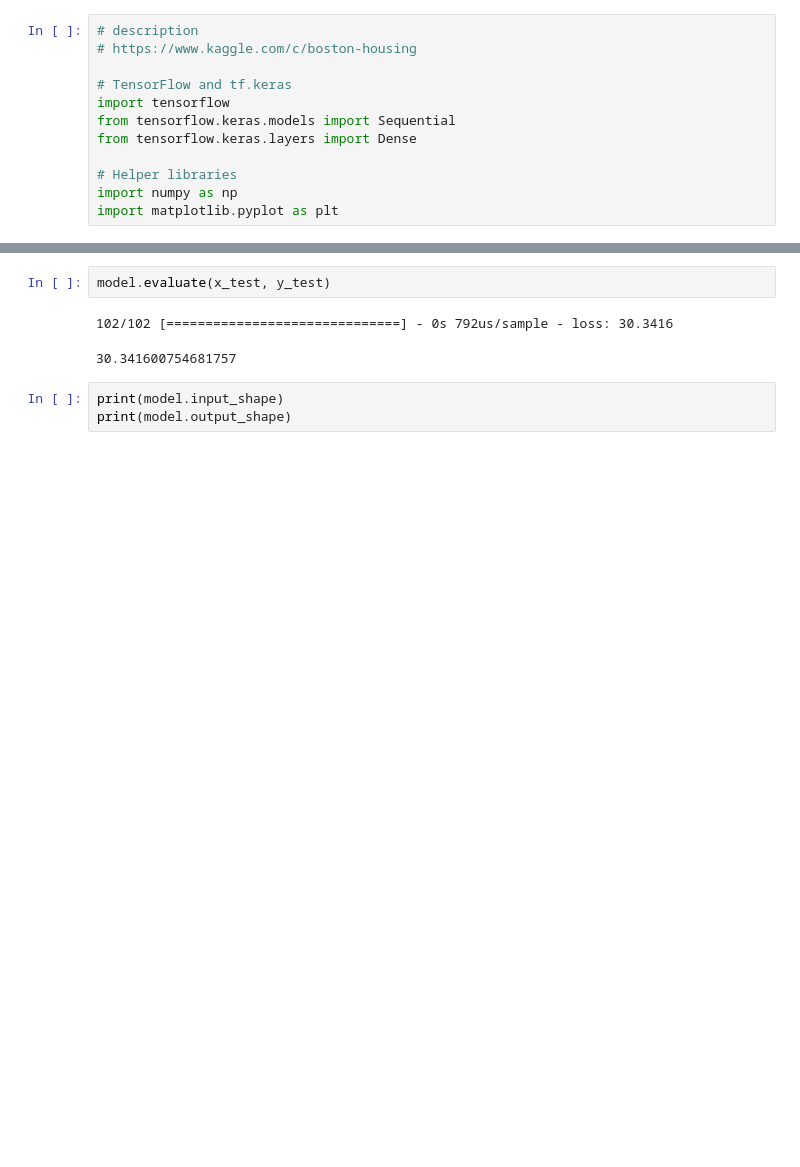
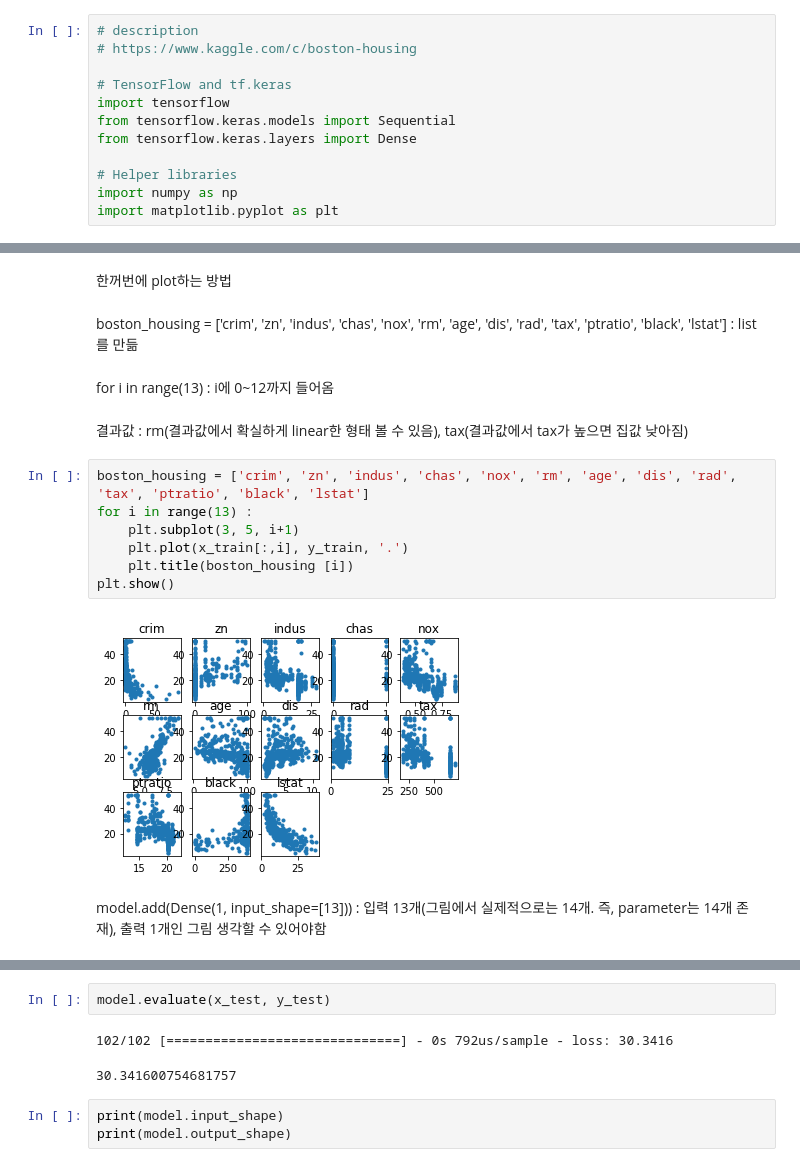
Before and after one commit to HeewonAhn/class2019Spring, a Jupyter notebook: boston_housing-checkpoint.ipynb, the cells around one changed output, grey strips where cells are left out. Drawn from its saved outputs; the diff is of its cells as text; blank space fills up the shorter version.

```diff
--- a/boston_housing-checkpoint.ipynb
+++ b/boston_housing-checkpoint.ipynb
@@ -18,3 +87,22 @@ tensorflow.keras.datasets.boston_housing.load_data(path='boston_housing.npz')
+# %% [markdown]
+한꺼번에 plot하는 방법
+# %% [markdown]
+boston_housing = ['crim', 'zn', 'indus', 'chas', 'nox', 'rm', 'age', 'dis', 'rad', 'tax', 'ptratio', 'black', 'lstat'] : list를 만듦
+# %% [markdown]
+for i in range(13) : i에 0~12까지 들어옴
+# %% [markdown]
+결과값 : rm(결과값에서 확실하게 linear한 형태 볼 수 있음), tax(결과값에서 tax가 높으면 집값 낮아짐)
+# %%
+boston_housing = ['crim', 'zn', 'indus', 'chas', 'nox', 'rm', 'age', 'dis', 'rad', 'tax', 'ptratio', 'black', 'lstat']
+for i in range(13) :
+    plt.subplot(3, 5, i+1)
+    plt.plot(x_train[:,i], y_train, '.')
+    plt.title(boston_housing [i])
+plt.show()
+# %% [output]
+[figure, added]
+# %% [markdown]
+model.add(Dense(1, input_shape=[13])) : 입력 13개(그림에서 실제적으로는 14개. 즉, parameter는 14개 존재), 출력 1개인 그림 생각할 수 있어야함
 # %%
 model = Sequential()
 model.add(Dense(1, input_shape=[13]))
```
Also changed, not shown: parts of 42 cells of this notebook.
